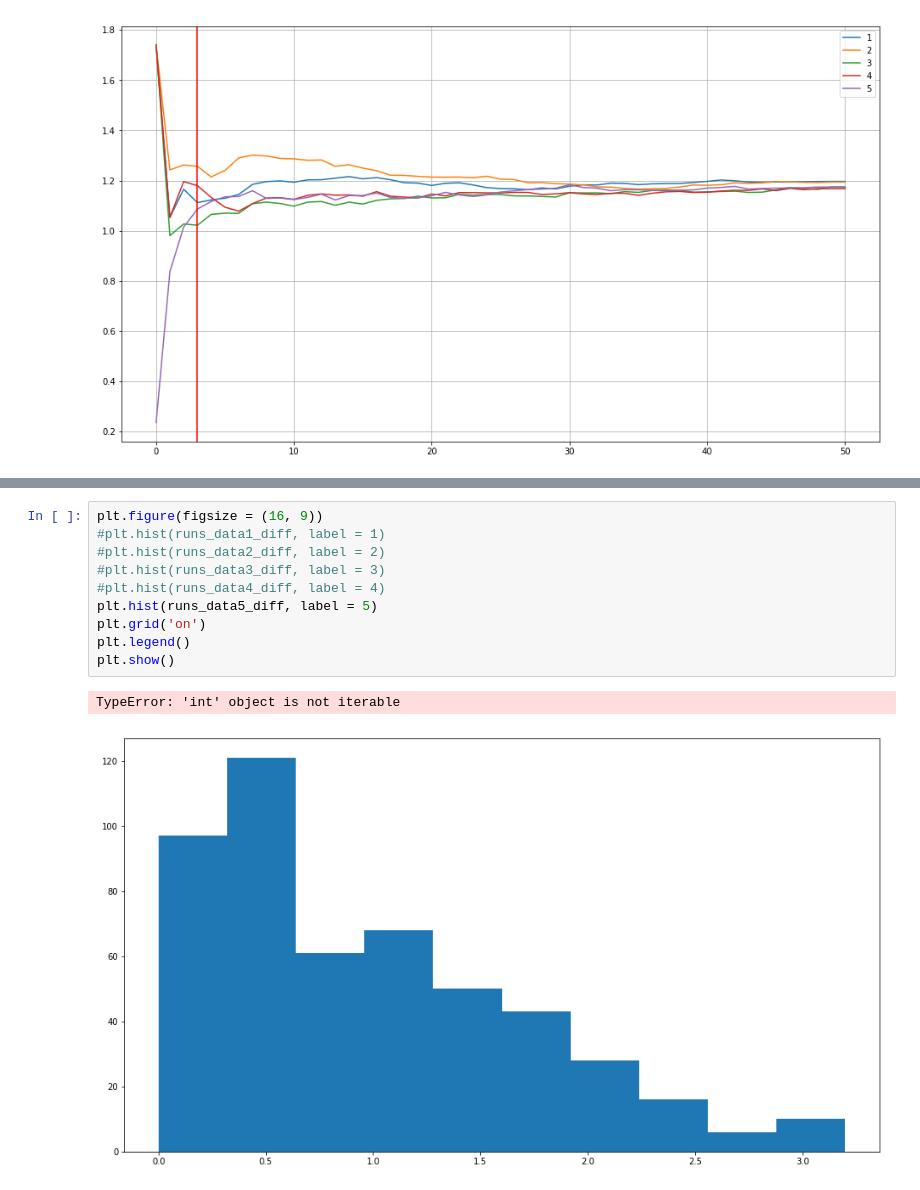
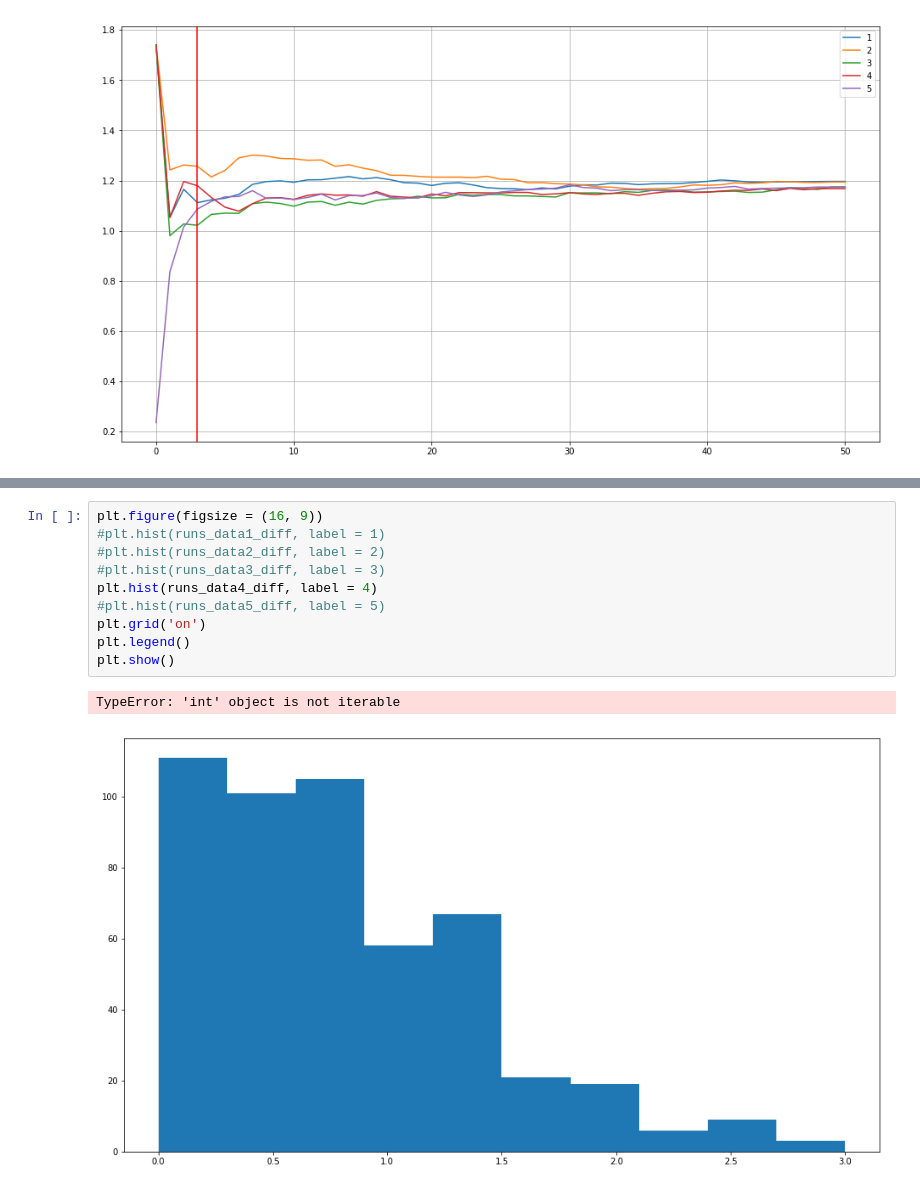
Before and after one commit to Goodly/IAA-image, a Jupyter notebook: User_Rep_EDA.ipynb, the cells around one changed output, grey strips where cells are left out. Saved outputs shown, nothing was run; the diff lists cells and outputs as text.

```diff
--- a/User_Rep_EDA.ipynb
+++ b/User_Rep_EDA.ipynb
@@ -427,13 +407,13 @@ Name: answer_number, Length: 500, dtype: float64
 # %%
 plt.figure(figsize = (16, 9))
 #plt.hist(runs_data1_diff, label = 1)
 #plt.hist(runs_data2_diff, label = 2)
 #plt.hist(runs_data3_diff, label = 3)
-#plt.hist(runs_data4_diff, label = 4)
-plt.hist(runs_data5_diff, label = 5)
+plt.hist(runs_data4_diff, label = 4)
+#plt.hist(runs_data5_diff, label = 5)
 plt.grid('on')
 plt.legend()
 plt.show()
 # %% [output]
 TypeError: 'int' object is not iterable
-[figure, old version]
+[figure, new version]
```
Also changed, not shown: parts of 5 cells of this notebook, 55 other files.
